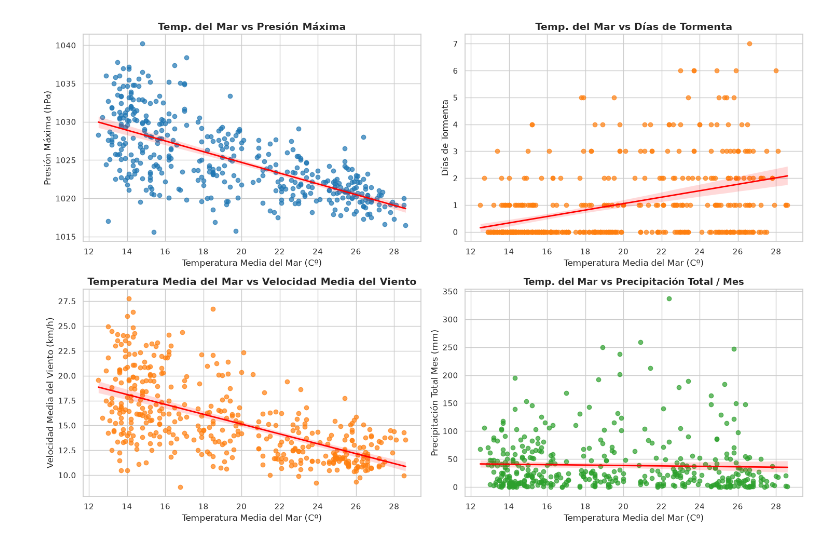
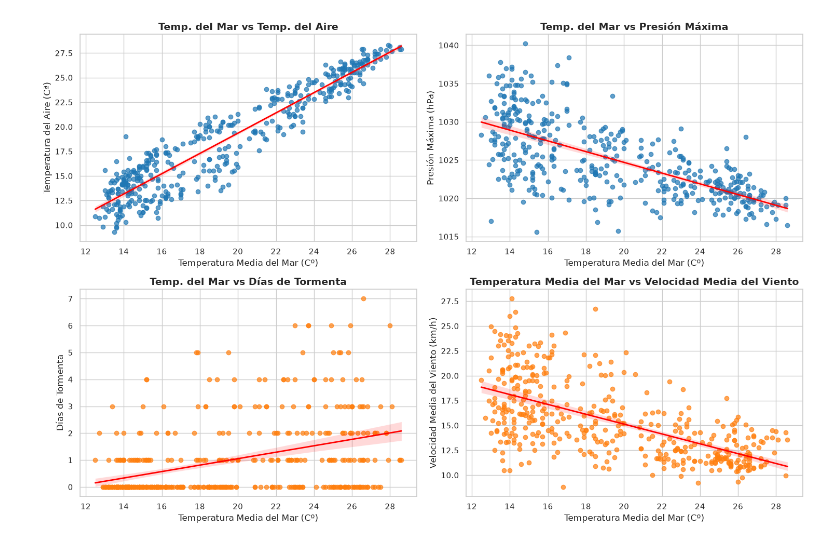
Before and after one commit to mariot11/EDA_Aemet, a Jupyter notebook: src/visualizacion_de_datos_1.ipynb, the cells around one changed output. Saved outputs shown, nothing was run; the diff lists cells and outputs as text; code cells hidden in the pictures.

Commit message:
Visualización terminada

```diff
--- a/src/visualizacion_de_datos_1.ipynb
+++ b/src/visualizacion_de_datos_1.ipynb
@@ -19,60 +30,74 @@ ax1 = fig.add_subplot(gs[0, 0])
 sns.regplot(
     data=df_temporada_critica,
     x='temp_med_mar (Cº)',
-    y='presion_max (hPa)',
+    y='temp_med_mes (Cº)',
     ax=ax1,
     scatter_kws={'alpha': 0.7, 'color': '#1f77b4'},
     line_kws={'color': 'red', 'linewidth': 2}
 )
-ax1.set_title("Temp. del Mar vs Presión Máxima", fontsize=14, fontweight='bold')
+ax1.set_title("Temp. del Mar vs Temp. del Aire", fontsize=14, fontweight='bold')
 ax1.set_xlabel("Temperatura Media del Mar (Cº)")
-ax1.set_ylabel("Presión Máxima (hPa)")
+ax1.set_ylabel("Temperatura del Aire (Cª)")
 
-# GRÁFICO 2: temperatura media del mar vs dias de tormenta
+# GRÁFICO 2: temperatura media del mar vs presión máxima
 ax2 = fig.add_subplot(gs[0, 1])
 sns.regplot(
     data=df_temporada_critica,
     x='temp_med_mar (Cº)',
-    y='dias_tormenta',
+    y='presion_max (hPa)',
     ax=ax2,
-    scatter_kws={'alpha': 0.7, 'color': '#ff7f0e'},
+    scatter_kws={'alpha': 0.7, 'color': '#1f77b4'},
     line_kws={'color': 'red', 'linewidth': 2}
 )
-ax2.set_title("Temp. del Mar vs Días de Tormenta", fontsize=14, fontweight='bold')
+ax2.set_title("Temp. del Mar vs Presión Máxima", fontsize=14, fontweight='bold')
 ax2.set_xlabel("Temperatura Media del Mar (Cº)")
-ax2.set_ylabel("Días de Tormenta")
+ax2.set_ylabel("Presión Máxima (hPa)")
 
-# GRÁFICO 3: temperatura media del mar vs Velocidad Media del Viento
+# GRÁFICO 3: temperatura media del mar vs dias de tormenta
 ax3 = fig.add_subplot(gs[1, 0])
 sns.regplot(
     data=df_temporada_critica,
     x='temp_med_mar (Cº)',
-    y='viento_vel_med (km/h)',
+    y='dias_tormenta',
     ax=ax3,
     scatter_kws={'alpha': 0.7, 'color': '#ff7f0e'},
     line_kws={'color': 'red', 'linewidth': 2}
 )
-ax3.set_title("Temperatura Media del Mar vs Velocidad Media del Viento", fontsize=14, fontweight='bold')
+ax3.set_title("Temp. del Mar vs Días de Tormenta", fontsize=14, fontweight='bold')
 ax3.set_xlabel("Temperatura Media del Mar (Cº)")
-ax3.set_ylabel("Velocidad Media del Viento (km/h)")
+ax3.set_ylabel("Días de Tormenta")
 
-
-# GRÁFICO 4 : Temp. Media del Mar vs Precipitación Total del Mes
+# GRÁFICO 4: temperatura media del mar vs Velocidad Media del Viento
 ax4 = fig.add_subplot(gs[1, 1])
 sns.regplot(
     data=df_temporada_critica,
     x='temp_med_mar (Cº)',
-    y='total_precip_mes (mm)',
+    y='viento_vel_med (km/h)',
     ax=ax4,
-    scatter_kws={'alpha': 0.7, 'color': '#2ca02c'}, # Tono verde
+    scatter_kws={'alpha': 0.7, 'color': '#ff7f0e'},
     line_kws={'color': 'red', 'linewidth': 2}
 )
-ax4.set_title("Temp. del Mar vs Precipitación Total / Mes", fontsize=13, fontweight='bold')
+ax4.set_title("Temperatura Media del Mar vs Velocidad Media del Viento", fontsize=14, fontweight='bold')
 ax4.set_xlabel("Temperatura Media del Mar (Cº)")
-ax4.set_ylabel("Precipitación Total Mes (mm)")
+ax4.set_ylabel("Velocidad Media del Viento (km/h)")
+
+
+# # GRÁFICO 4 : Temp. Media del Mar vs Precipitación Total del Mes
+# ax4 = fig.add_subplot(gs[1, 1])
+# sns.regplot(
+#     data=df_temporada_critica,
+#     x='temp_med_mar (Cº)',
+#     y='total_precip_mes (mm)',
+#     ax=ax4,
+#     scatter_kws={'alpha': 0.7, 'color': '#2ca02c'}, # Tono verde
+#     line_kws={'color': 'red', 'linewidth': 2}
+# )
+# ax4.set_title("Temp. del Mar vs Precipitación Total / Mes", fontsize=13, fontweight='bold')
+# ax4.set_xlabel("Temperatura Media del Mar (Cº)")
+# ax4.set_ylabel("Precipitación Total Mes (mm)")
 
 # 3. Ajustamos espacios y mostramos
 plt.tight_layout()
 plt.show()
 # %% [output]
-[figure, old version]
+[figure, new version]
```
Also changed, not shown: parts of 2 cells of this notebook, 5 other files.
